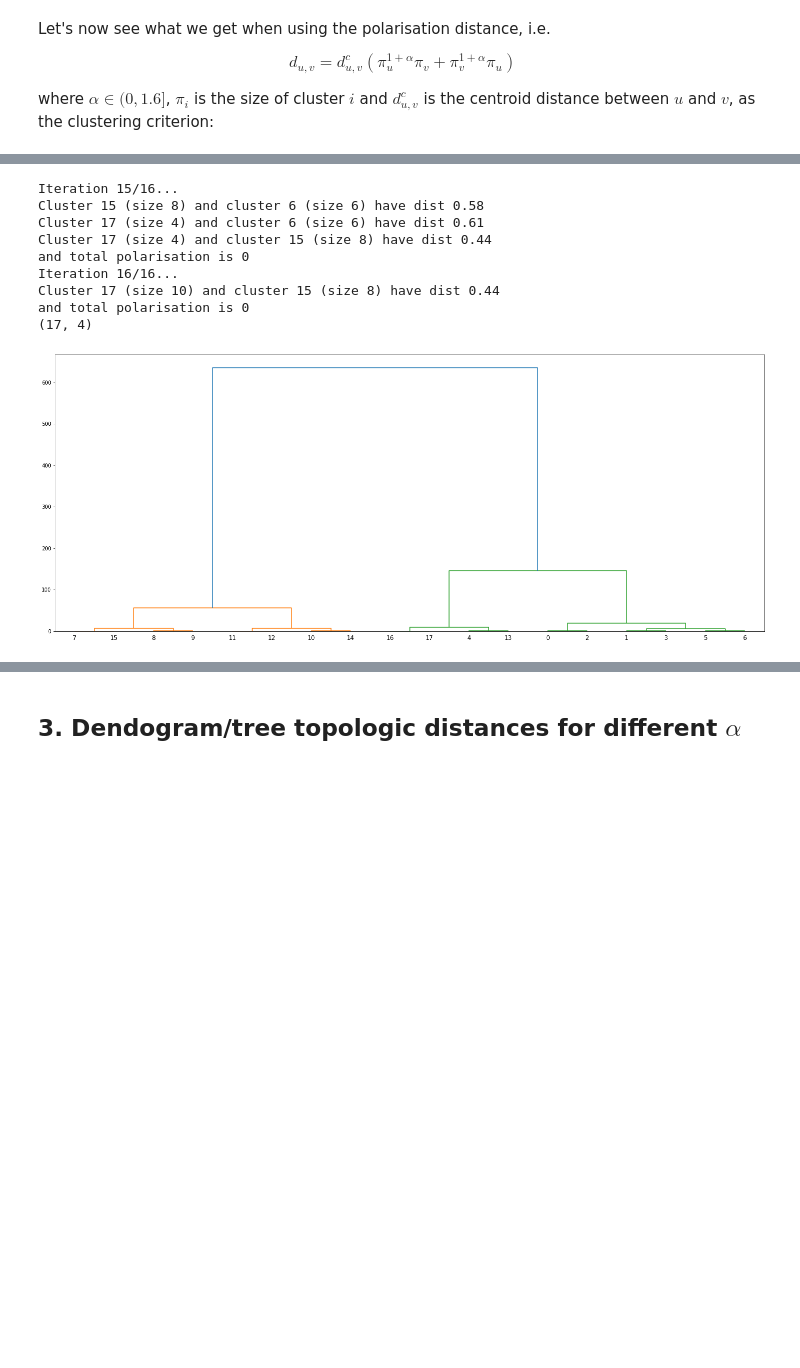
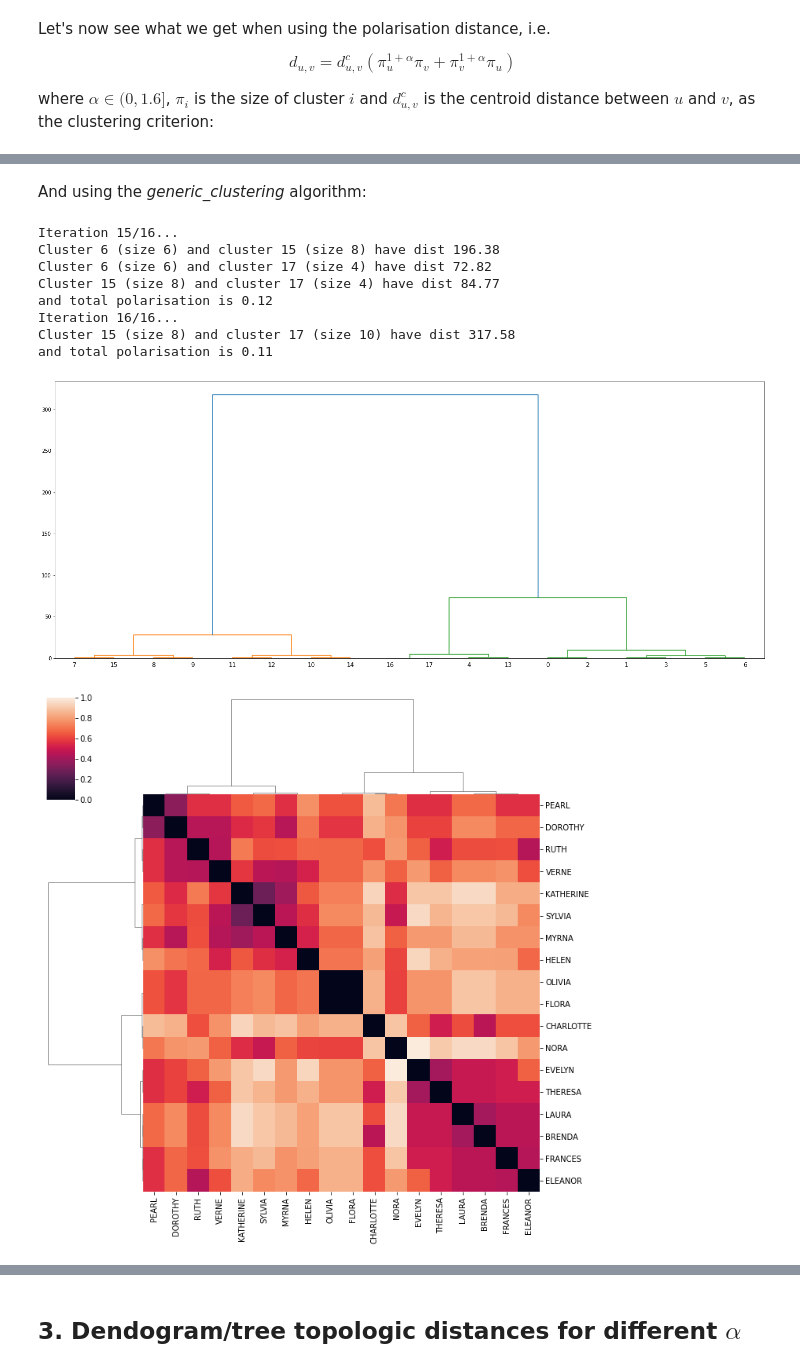
Before and after one commit to adrifcid/polarisation, a Jupyter notebook: notebooks/SouthernWomen.ipynb, the cells around one changed output, grey strips where cells are left out. Cells and saved outputs as stored; diff of their text form; code cells hidden in the pictures; blank space fills up the shorter version.

```diff
--- a/notebooks/SouthernWomen.ipynb
+++ b/notebooks/SouthernWomen.ipynb
@@ -198,6 +187,12 @@ d.shape
 (153,)
 # %% [markdown]
 We are now ready to apply hierarchical clustering. The scipy method gives:
+# %%
+import numpy as np
+import matplotlib.pyplot as plt
+
+dfile = "../data/d_SouthernWomen.npy"
+d = np.load(dfile)
 # %%
 from scipy.cluster.hierarchy import dendrogram, linkage
 
@@ -233,0 +227,7 @@ While our method gives:
+# %%
+from scipy.spatial.distance import squareform
+import pandas as pd
+
+d_sq = squareform(d)
+df = pd.DataFrame(d_sq, index=women, columns=women)
+df.head()
@@ -308,20 +453,25 @@ where $\alpha \in (0,1.6]$, $\pi_i$ is the size of cluster $i$ and $d^c_{u,v}$ i
+# %% [markdown]
+And using the *generic_clustering* algorithm:
 # %%
 from scipy.cluster.hierarchy import dendrogram
 from utils.clustering import agglomerative_clustering
 
-z_pol, pol = agglomerative_clustering(d, method='polarisation', alpha=1, K=None)
-print(z_pol.shape)
+z_pld_g, pol_pld_g = agglomerative_clustering(d, method='poldist'
+                                      ,alpha=1, K=None, verbose=1
+                                     ,algorithm="generic")
 fig = plt.figure(figsize=(25, 10))
-dn = dendrogram(z_pol)
+dn = dendrogram(z_pld_g)
 plt.show()
+sns.clustermap(df, row_linkage=z_pld_g, col_linkage=z_pld_g)
+plt.show()
 # %% [output]
 Iteration 15/16...
-Cluster 15 (size 8) and cluster 6 (size 6) have dist 0.58
-Cluster 17 (size 4) and cluster 6 (size 6) have dist 0.61
-Cluster 17 (size 4) and cluster 15 (size 8) have dist 0.44
-and total polarisation is 0
+Cluster 6 (size 6) and cluster 15 (size 8) have dist 196.38
+Cluster 6 (size 6) and cluster 17 (size 4) have dist 72.82
+Cluster 15 (size 8) and cluster 17 (size 4) have dist 84.77
+and total polarisation is 0.12
 Iteration 16/16...
-Cluster 17 (size 10) and cluster 15 (size 8) have dist 0.44
-and total polarisation is 0
-(17, 4)
+Cluster 15 (size 8) and cluster 17 (size 10) have dist 317.58
+and total polarisation is 0.11
-[figure, old version]
+[figure, new version]
+[figure, added]
```
Also changed, not shown: parts of 60 cells of this notebook.
